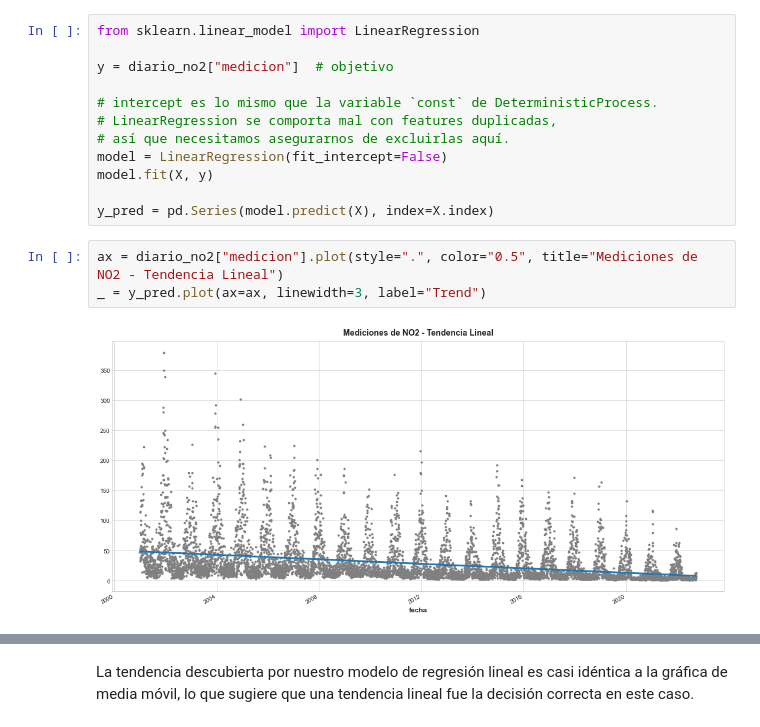
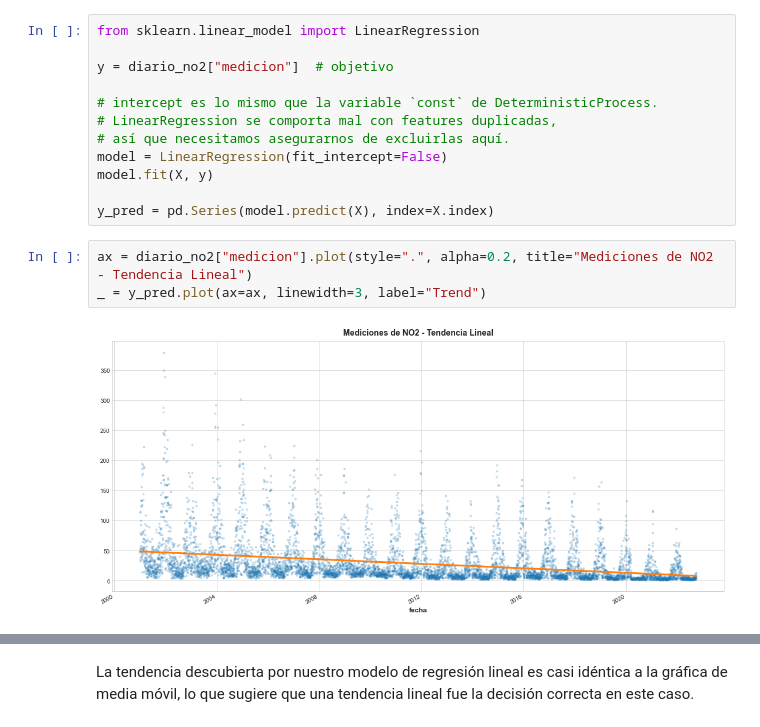
Before and after one commit to SgtSteiner/calidad-del-aire, a Jupyter notebook: calidad_aire_eda.ipynb, the cells around one changed output, grey strips where cells are left out. Saved outputs shown, nothing was run; the diff lists cells and outputs as text.

```diff
--- a/calidad_aire_eda.ipynb
+++ b/calidad_aire_eda.ipynb
@@ -347,7 +348,7 @@ model.fit(X, y)
 
 y_pred = pd.Series(model.predict(X), index=X.index)
 # %%
-ax = diario_no2["medicion"].plot(style=".", color="0.5", title="Mediciones de NO2 - Tendencia Lineal")
+ax = diario_no2["medicion"].plot(style=".", alpha=0.2, title="Mediciones de NO2 - Tendencia Lineal")
 _ = y_pred.plot(ax=ax, linewidth=3, label="Trend")
 # %% [output]
-[figure, old version]
+[figure, new version]
```
Also changed, not shown: parts of 8 cells of this notebook.
